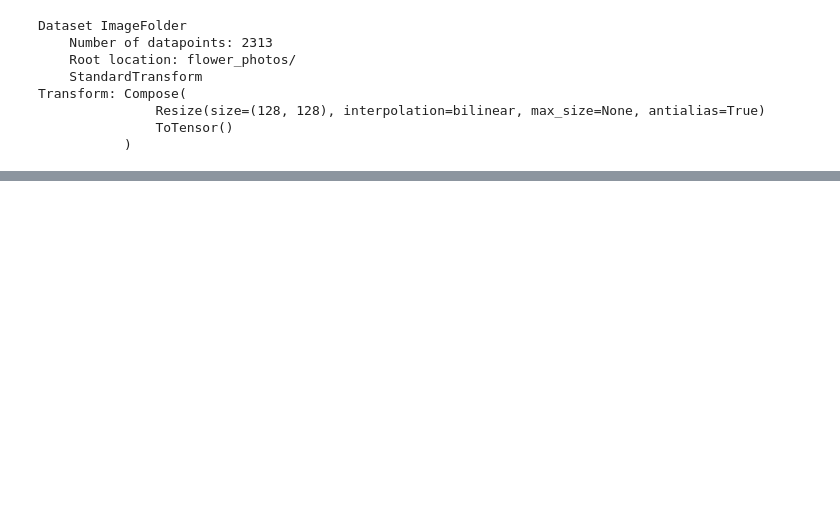
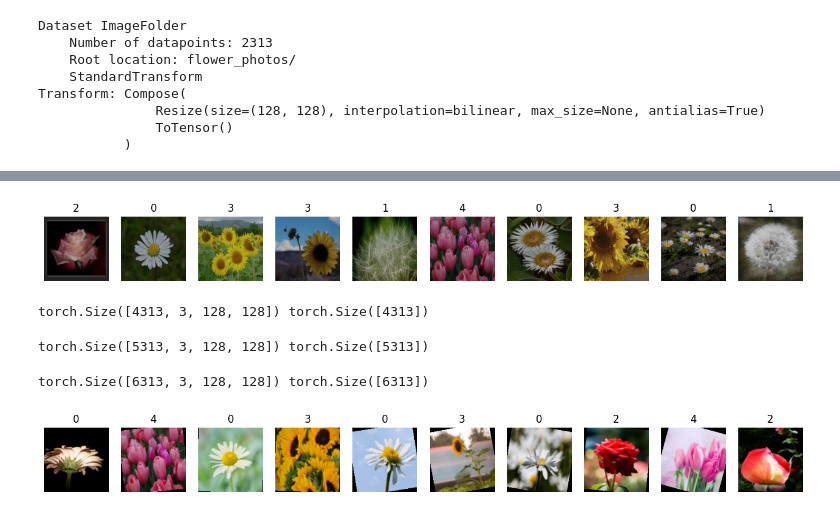
Before and after one commit to 20150030/pytorchProject, a Jupyter notebook: ch08/flower_cnn.ipynb, the cells around one changed output, grey strips where cells are left out. Drawn from its saved outputs; the diff is of its cells as text; code cells hidden in the pictures; blank space fills up the shorter version.

```diff
--- a/ch08/flower_cnn.ipynb
+++ b/ch08/flower_cnn.ipynb
@@ -63,0 +143,76 @@ torch.Size([13, 3, 128, 128]) torch.Size([13])
+# %%
+def create_loader(transform):
+    transforms_datasets=ImageFolder(root='flower_photos',
+                                    transform=transform)
+    transform_loader=DataLoader(transforms_datasets,
+                                batch_size=1000,
+                                shuffle=True,
+                                num_workers=1)
+
+    transform_images, labels=next(iter(transform_loader))
+    return transform_images, labels
+# %%
+Image_transform=transforms.Compose([
+    transforms.Resize((IMAGE_SIZE, IMAGE_SIZE)),
+    transforms.ColorJitter(brightness=(0.7,0.9),
+                           contrast=(1,1),
+                           saturation=(0.7,0.9),
+                           #hue=(-0.2,0.2)
+                        ),
+    transforms.ToTensor()
+])
+color_tf_images, color_tf_labels=create_loader(Image_transform)
+# %%
+plt.figure(figsize=(16,4))
+for i in range(10):
+    plt.subplot(1, 10, i+1)
+    plt.title(color_tf_labels[i].item())
+    plt.imshow(color_tf_images[i].permute(1,2,0))
+    plt.axis('off')
+plt.show()
+# %% [output]
+[figure, added]
+# %%
+X3=torch.cat([X2, color_tf_images], dim=0)
+Y3=torch.cat([Y2, color_tf_labels], dim=0)
+print(X3.size(), Y3.size())
+# %% [output]
+torch.Size([4313, 3, 128, 128]) torch.Size([4313])
+# %%
+image_transform = transforms.Compose([
+    transforms.Resize((IMAGE_SIZE, IMAGE_SIZE)),
+    # RandomHorizontalFlip 적용
+    transforms.RandomHorizontalFlip(p=0.8),  # 수평 뒤집기
+    transforms.ToTensor()
+])
+flip_tf_images, flip_tf_labels=create_loader(image_transform)
+X4=torch.cat([X3, flip_tf_images], dim=0)
+Y4=torch.cat([Y3, flip_tf_labels],dim=0)
+print(X4.size(), Y4.size())
+# %% [output]
+torch.Size([5313, 3, 128, 128]) torch.Size([5313])
+# %%
+image_transform = transforms.Compose([
+    transforms.Resize((IMAGE_SIZE, IMAGE_SIZE)),
+    # RandomRotation 적용
+    transforms.RandomRotation(degrees=(-15, 15),
+        interpolation=transforms.InterpolationMode.BILINEAR, fill=0),
+    transforms.ToTensor()
+])
+
+rot_tf_images, rot_tf_labels=create_loader(image_transform)
+X5=torch.cat([X4, rot_tf_images], dim=0)
+Y5=torch.cat([Y4, rot_tf_labels], dim=0)
+print(X5.size(), Y5.size())
+# %% [output]
+torch.Size([6313, 3, 128, 128]) torch.Size([6313])
+# %%
+plt.figure(figsize=(16,4))
+for i in range(10):
+    plt.subplot(1, 10, i+1)
+    plt.title(rot_tf_labels[i].item())
+    plt.imshow(rot_tf_images[i].permute(1,2,0))
+    plt.axis('off')
+plt.show()
+# %% [output]
+[figure, added]
```
Also changed, not shown: parts of 25 cells of this notebook, 2 other files.
